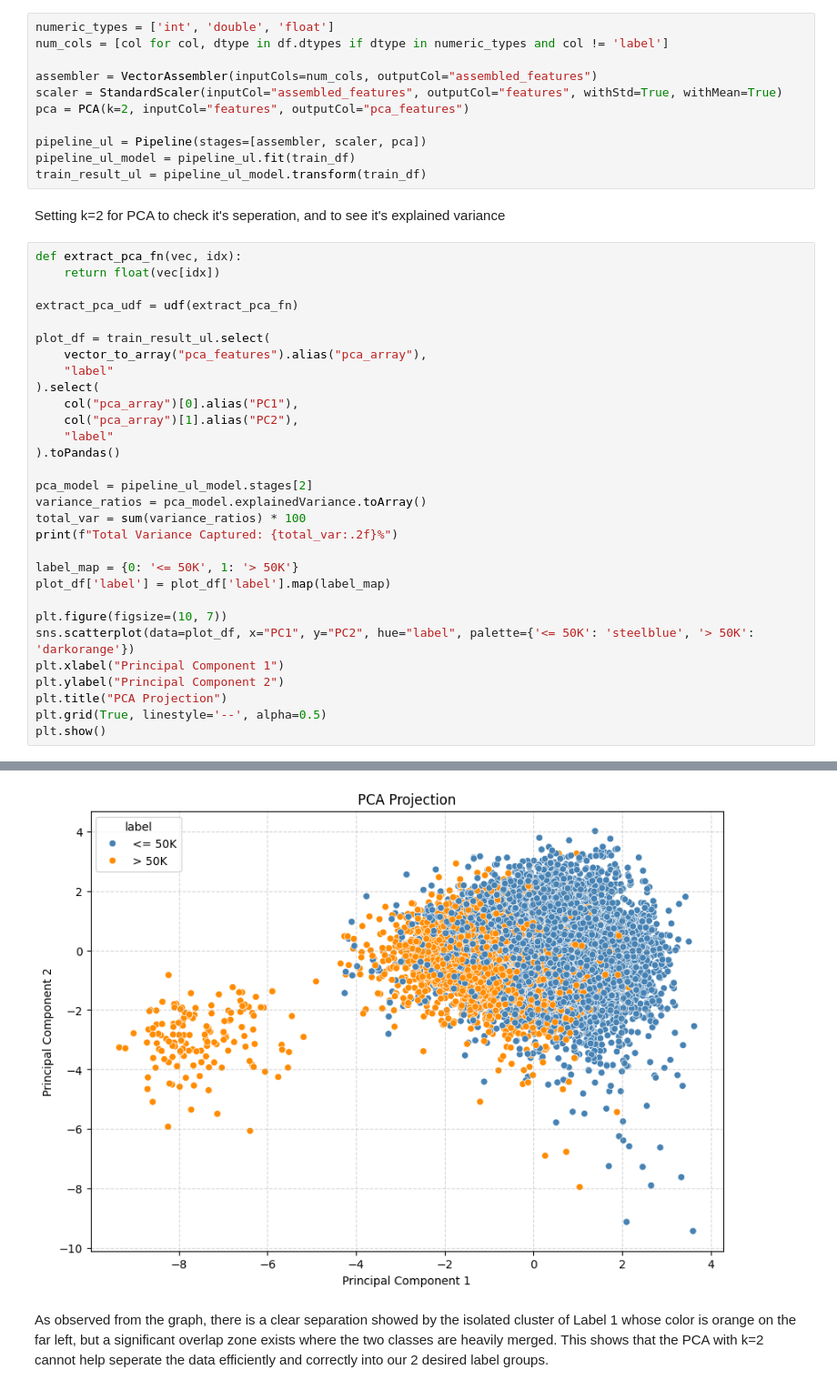
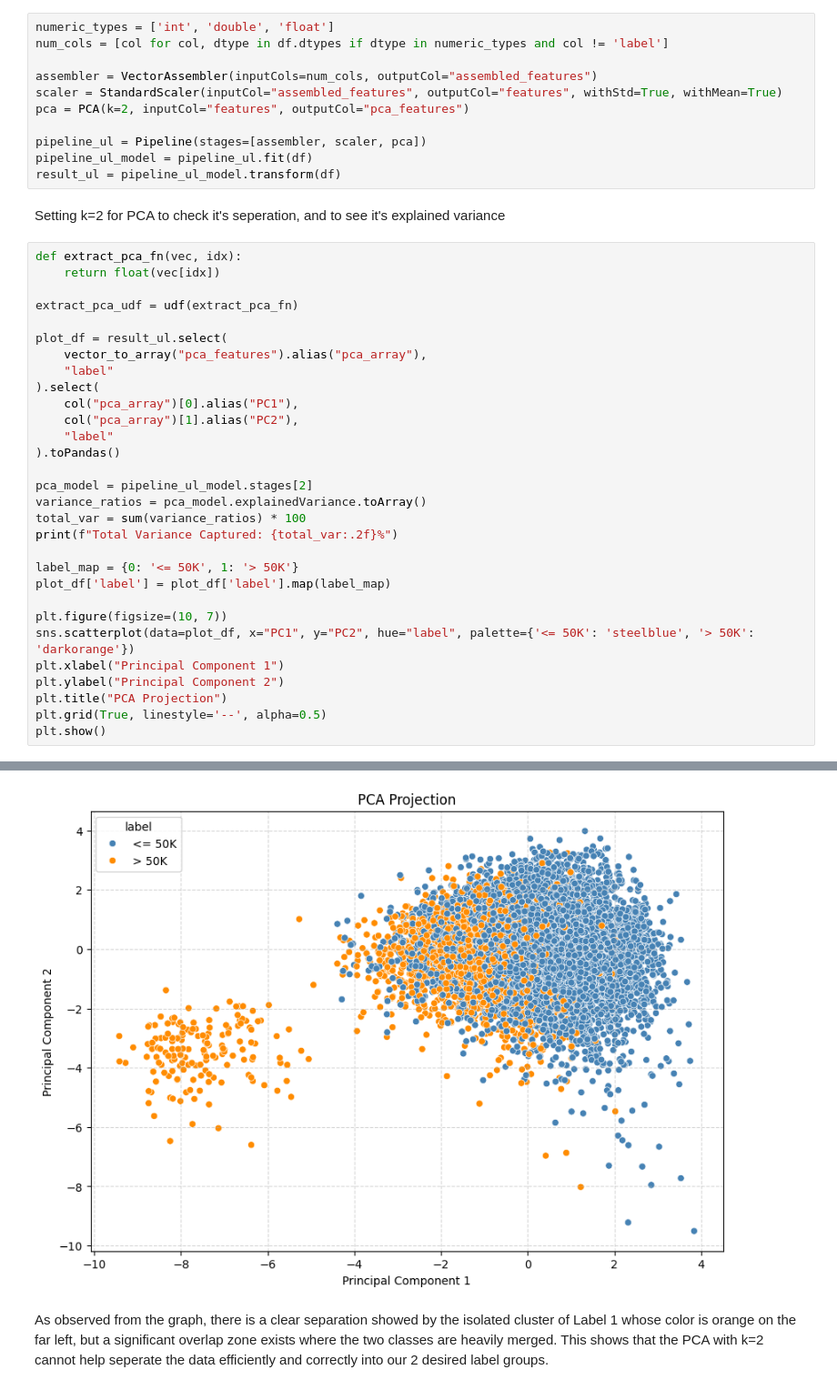
Before and after one commit to longle0702/UCI-Adult-Analyzing-Income-Factors, a Jupyter notebook: UCI_Adult.ipynb, the cells around one changed output, grey strips where cells are left out. Shown at 91% size. Drawn from its saved outputs; the diff is of its cells as text.

```diff
--- a/UCI_Adult.ipynb
+++ b/UCI_Adult.ipynb
@@ -455,8 +464,8 @@ scaler = StandardScaler(inputCol="assembled_features", outputCol="features", wit
 pca = PCA(k=2, inputCol="features", outputCol="pca_features")
 
 pipeline_ul = Pipeline(stages=[assembler, scaler, pca])
-pipeline_ul_model = pipeline_ul.fit(train_df)
-train_result_ul = pipeline_ul_model.transform(train_df)
+pipeline_ul_model = pipeline_ul.fit(df)
+result_ul = pipeline_ul_model.transform(df)
 # %% [markdown]
 Setting k=2 for PCA to check it's seperation, and to see it's explained variance
 # %%
@@ -465,7 +474,7 @@ def extract_pca_fn(vec, idx):
 
 extract_pca_udf = udf(extract_pca_fn)
 
-plot_df = train_result_ul.select(
+plot_df = result_ul.select(
     vector_to_array("pca_features").alias("pca_array"),
     "label"
 ).select(
@@ -494,4 +503,4 @@ Total Variance Captured: 46.36%
-[figure, old version]
+[figure, new version]
 # %% [markdown]
 As observed from the graph, there is a clear separation showed by the isolated cluster of Label 1 whose color is orange on the far left, but a significant overlap zone exists where the two classes are heavily merged. This shows that the PCA with k=2 cannot help seperate the data efficiently and correctly into our 2 desired label groups.
 # %% [markdown]
```
Also changed, not shown: parts of 10 cells of this notebook.
